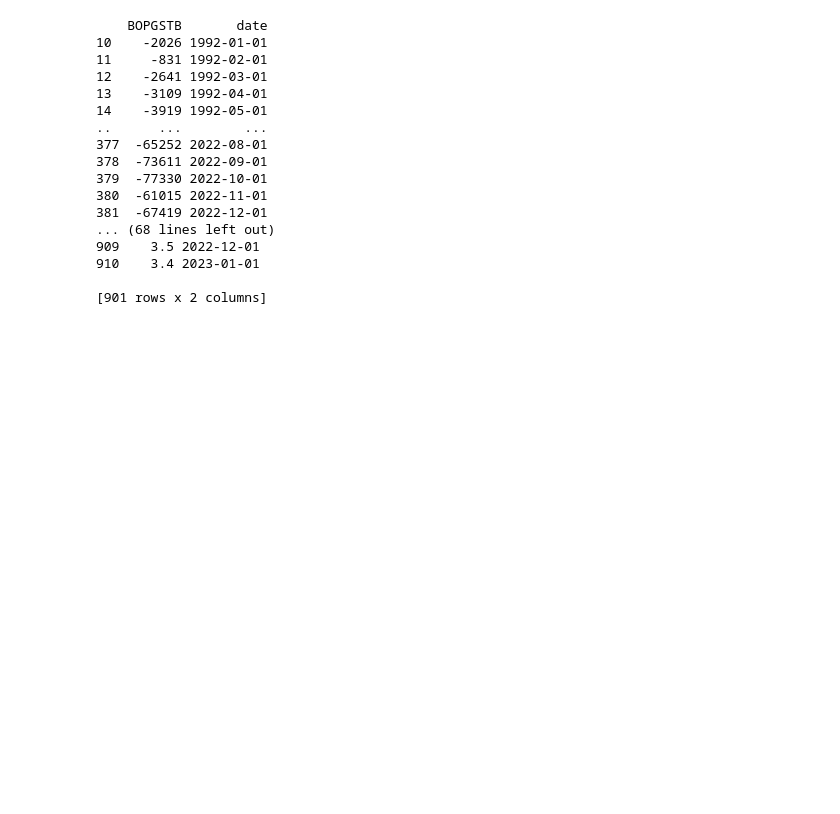
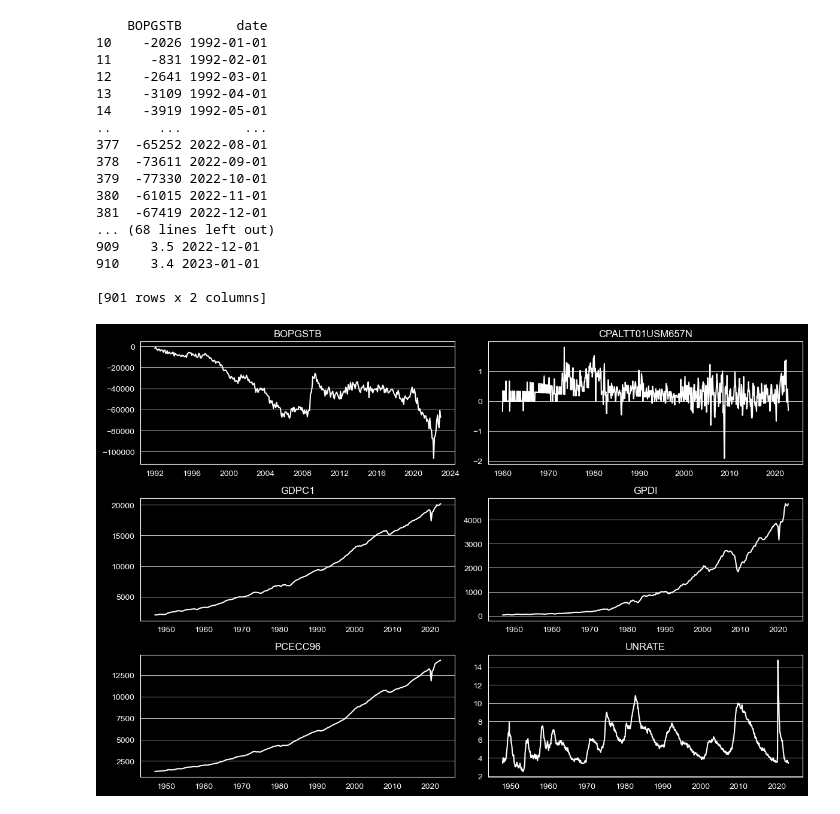
Before and after one commit to bcm9/FRED_economic_models, a Jupyter notebook: FRED_plot_raw.ipynb, the cells around one changed output. Saved outputs shown, nothing was run; the diff lists cells and outputs as text; code cells hidden in the pictures; blank space fills up the shorter version.

```diff
--- a/FRED_plot_raw.ipynb
+++ b/FRED_plot_raw.ipynb
@@ -61,4 +61,38 @@ for key in df_dict.keys():
 910    3.4 2023-01-01
 
 [901 rows x 2 columns]
+# %%
+# dark plot
+sns.set_style("dark")
+
+# set number of rows and columns for the subplots
+num_rows = 3
+num_cols = 2
+
+# create fig and subplots
+fig, ax = plt.subplots(num_rows, num_cols, figsize=(12,8))
+
+# set background colour of fig
+fig.set_facecolor('black')
+
+# loop over the keys in the dictionary, create subplots for each dataframe
+row = 0
+col = 0
+for key in df_dict.keys():
+    df = df_dict[key]
+    ax[row, col].plot(df['date'], df[key], linewidth='1.5',color='white')
+    ax[row, col].set_title(key,color='white')
+    ax[row, col].grid(axis='y', linestyle='-', linewidth='0.5', color='white')
+    ax[row, col].set_facecolor('black')  # background colour of subplot
+    ax[row, col].tick_params(colors='white')  # tick label color
+    ax[row, col].xaxis.label.set_color('white')  # x-axis label color
+    ax[row, col].yaxis.label.set_color('white')  # y-axis label color
+    col += 1
+    if col == num_cols:
+        row += 1
+        col = 0
+
+plt.tight_layout()
+# %% [output]
+[figure, added]
 # %%
```
Also changed, not shown: parts of 1 cell of this notebook.
